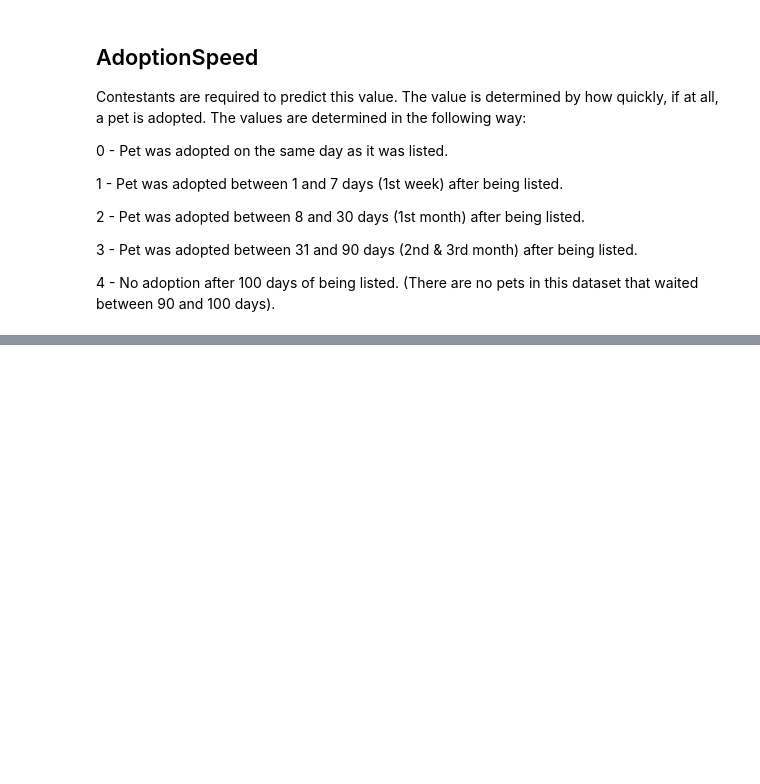
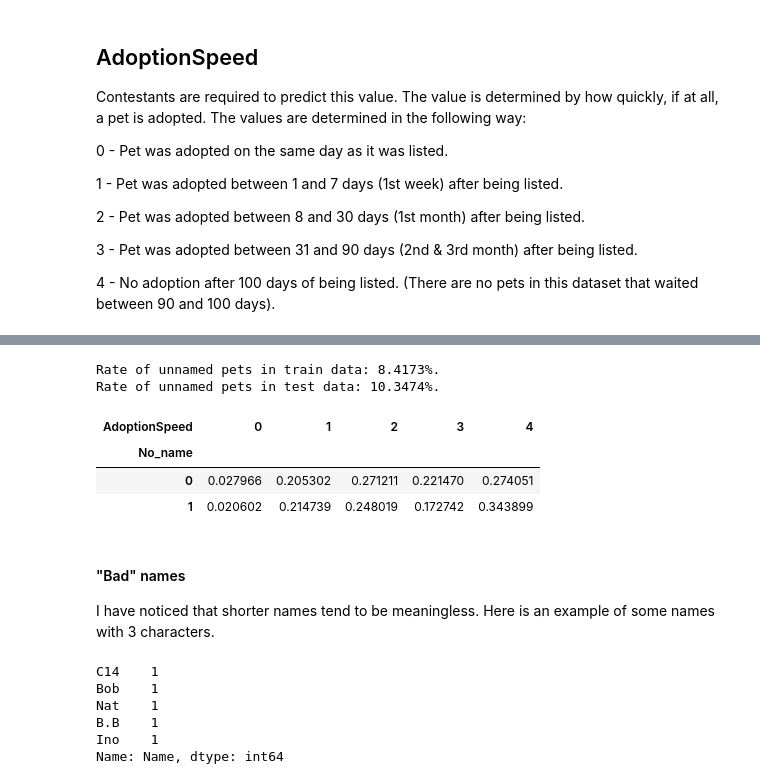
Before and after one commit to namnguyenn17/cs441-19-sp2023-data-visualization, a Jupyter notebook: petfinder/petfinder-notebook.ipynb, the cells around one changed output, grey strips where cells are left out. Drawn from its saved outputs; the diff is of its cells as text; code cells hidden in the pictures; blank space fills up the shorter version.

```diff
--- a/petfinder/petfinder-notebook.ipynb
+++ b/petfinder/petfinder-notebook.ipynb
@@ -9,6 +10,8 @@ df_color = pd.read_csv('./color_labels.csv')
 df_breed = pd.read_csv('./breed_labels.csv')
 df_state = pd.read_csv('./state_labels.csv')
 
+df_train['dataset_type'] = 'train'
+df_test['dataset_type'] = 'test'
 all_data = pd.concat([df_train, df_test])
 # %% [markdown]
 # Data Fields
@@ -116,0 +197,36 @@ fig.show()
+# %%
+df_train['Name'] = df_train['Name'].fillna('Unnamed')
+df_test['Name'] = df_test['Name'].fillna('Unnamed')
+all_data['Name'] = all_data['Name'].fillna('Unnamed')
+
+df_train['No_name'] = 0
+df_train.loc[df_train['Name'] == 'Unnamed', 'No_name'] = 1
+df_test['No_name'] = 0
+df_test.loc[df_test['Name'] == 'Unnamed', 'No_name'] = 1
+all_data['No_name'] = 0
+all_data.loc[all_data['Name'] == 'Unnamed', 'No_name'] = 1
+
+print(f"Rate of unnamed pets in train data: {df_train['No_name'].sum() * 100 / df_train['No_name'].shape[0]:.4f}%.")
+print(f"Rate of unnamed pets in test data: {df_test['No_name'].sum() * 100 / df_test['No_name'].shape[0]:.4f}%.")
+# %% [output]
+Rate of unnamed pets in train data: 8.4173%.
+Rate of unnamed pets in test data: 10.3474%.
+# %%
+pd.crosstab(df_train['No_name'], df_train['AdoptionSpeed'], normalize='index')
+# %% [output]
+| AdoptionSpeed | 0 | 1 | 2 | 3 | 4 |
+| No_name |  |  |  |  |  |
+| 0 | 0.027966 | 0.205302 | 0.271211 | 0.221470 | 0.274051 |
+| 1 | 0.020602 | 0.214739 | 0.248019 | 0.172742 | 0.343899 |
+# %% [markdown]
+#### "Bad" names
+I have noticed that shorter names tend to be meaningless. Here is an example of some names with 3 characters.
+# %%
+all_data[all_data['Name'].apply(lambda x: len(str(x))) == 3]['Name'].value_counts().tail()
+# %% [output]
+C14    1
+Bob    1
+Nat    1
+B.B    1
+Ino    1
+Name: Name, dtype: int64
```
Also changed, not shown: parts of 15 cells of this notebook, 6 other files.
